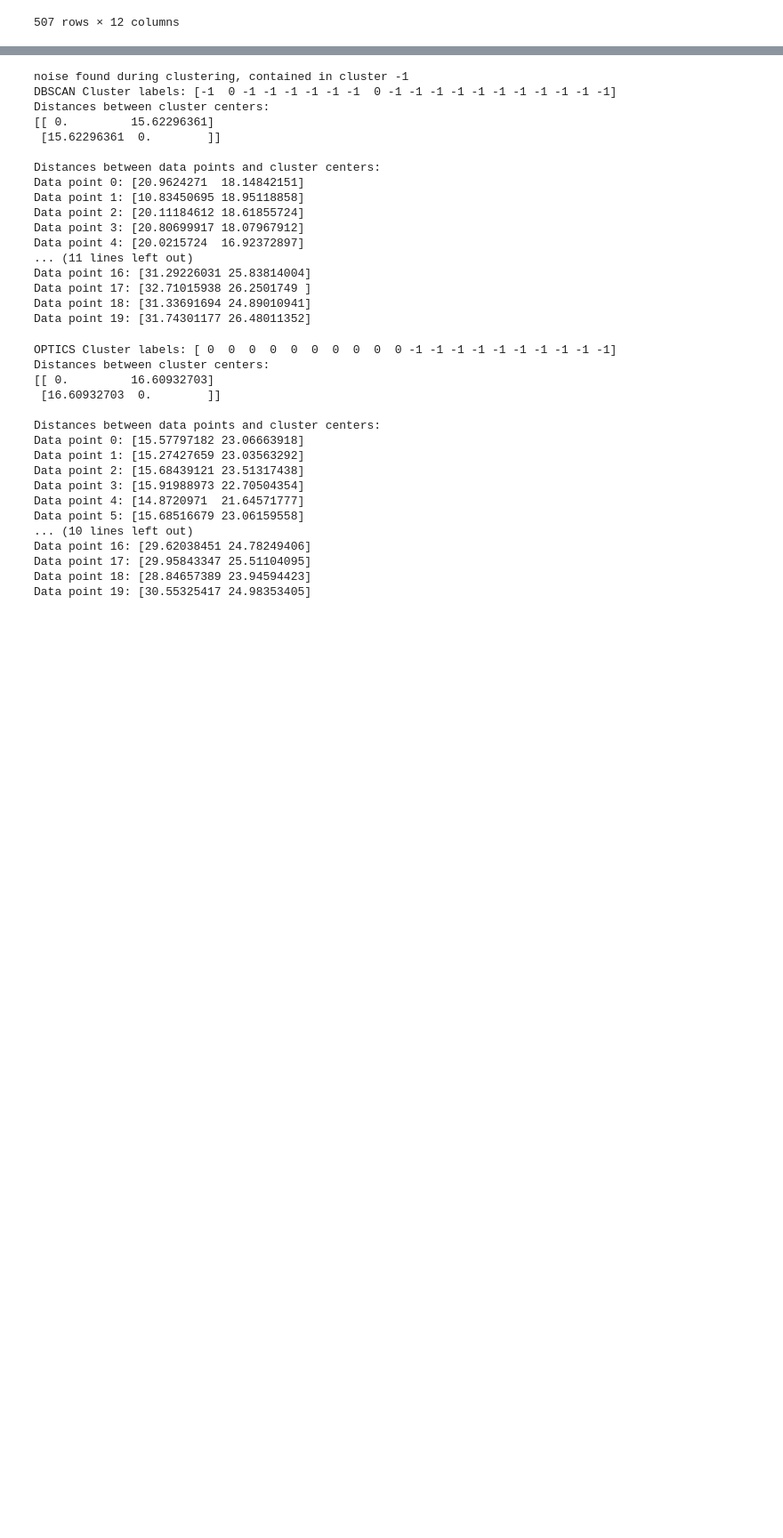
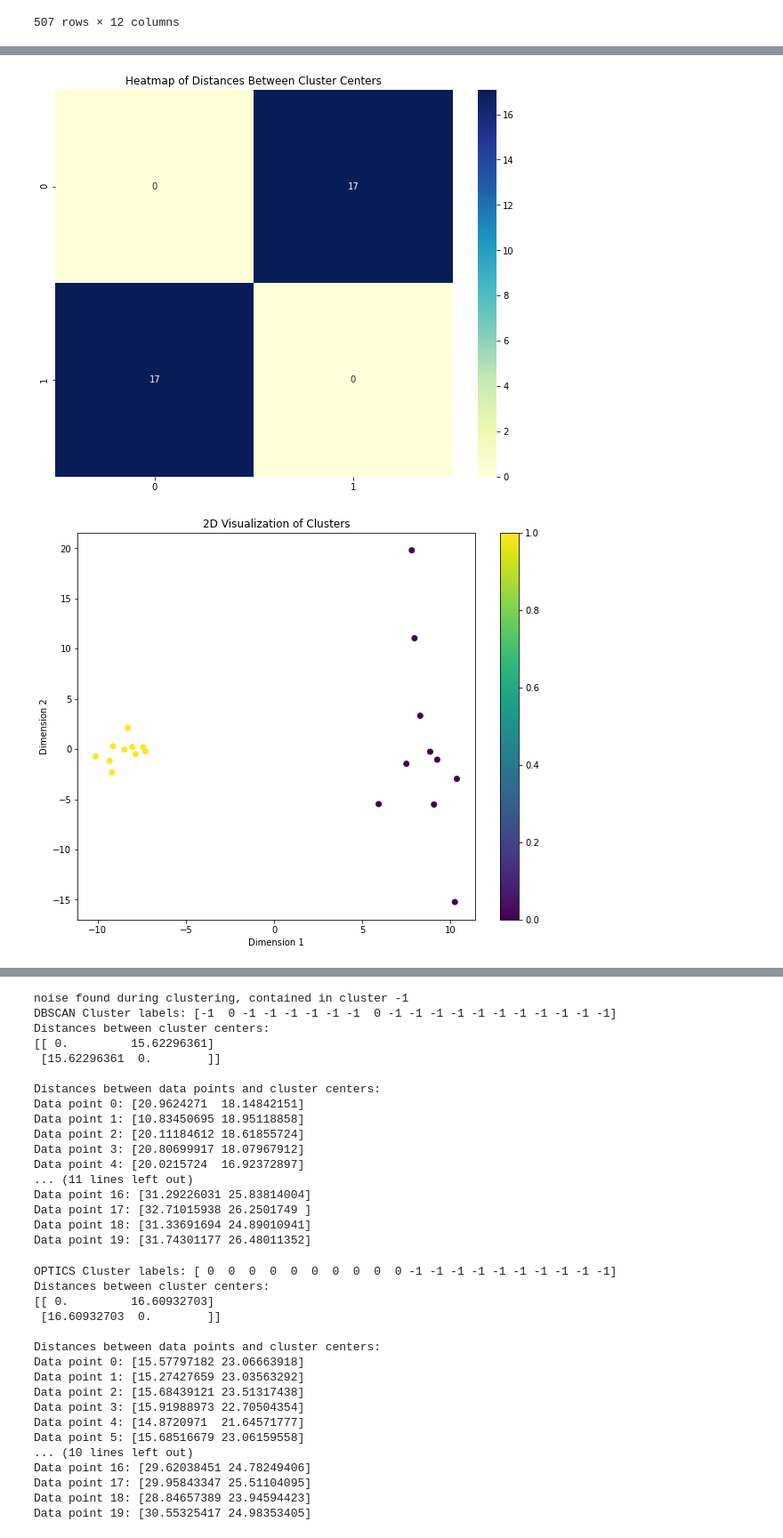
Before and after one commit to aiza-k/ClusterAnalysis, a Jupyter notebook: Simulation.ipynb, the cells around one changed output, grey strips where cells are left out. Shown at 89% size. Cells and saved outputs as stored; diff of their text form; code cells hidden in the pictures; blank space fills up the shorter version.

```diff
--- a/Simulation.ipynb
+++ b/Simulation.ipynb
@@ -291,7 +291,7 @@ clusters = agg.fit_predict(data_scaled)
 labels = agg.labels_
 print("Cluster labels:", clusters)
 
-get_dist(data_scaled, labels)
+cluster_distances=get_dist(data_scaled, labels)
 # %% [output]
 Cluster labels: [1 1 1 1 1 1 1 1 1 1 0 0 0 0 0 0 0 0 0 0]
 Distances between cluster centers:
@@ -312,0 +313,5 @@ Data point 19: [24.98353405 30.55325417]
+# %%
+ plot_cluster_heatmap_and_2d(data_scaled, labels, cluster_distances)
+# %% [output]
+[figure, added]
+[figure, added]
```
Also changed, not shown: parts of 9 cells of this notebook, 4 other files.
